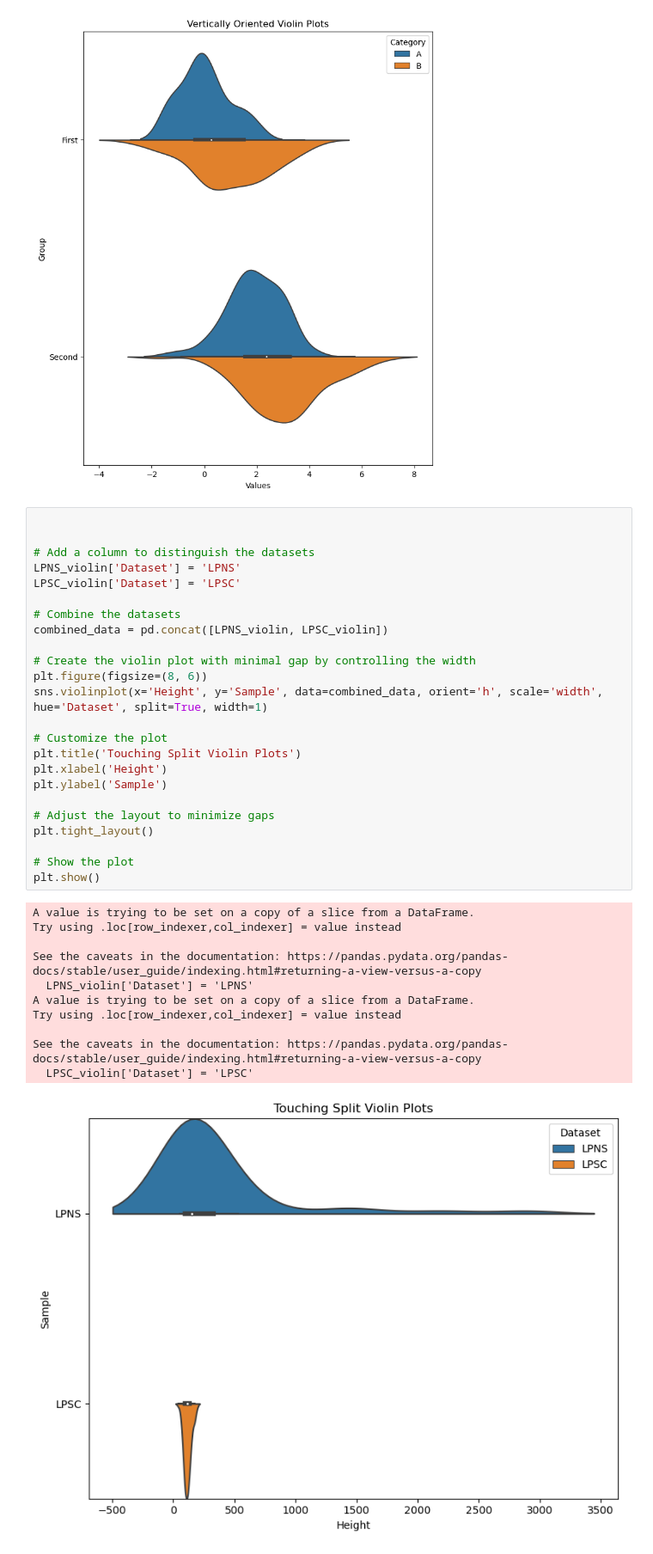
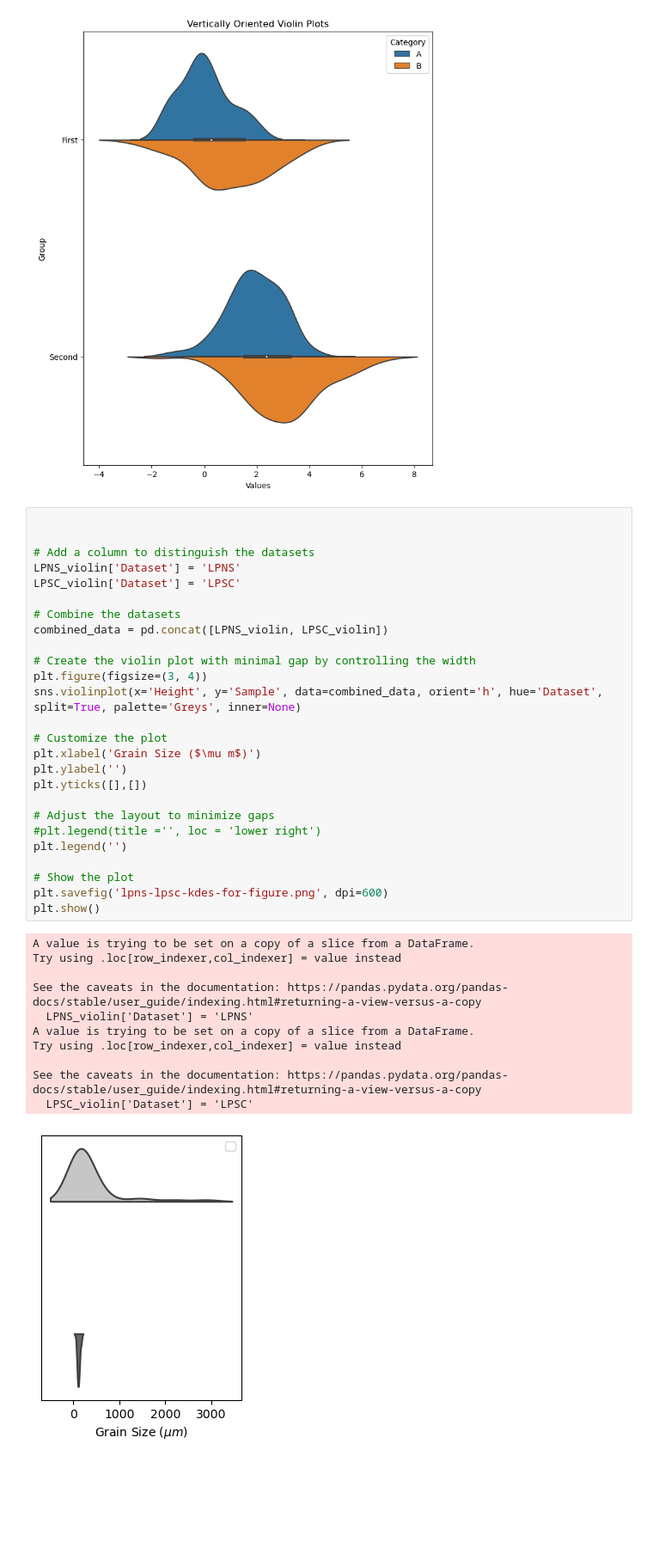
Before and after one commit to ethanoleson/Scallop_code, a Jupyter notebook: grain_size/grain_size.ipynb, the cells around one changed output. Shown at 86% size. Cells and saved outputs as stored; diff of their text form; blank space fills up the shorter version.

Commit message:
schonberg plot made

```diff
--- a/grain_size/grain_size.ipynb
+++ b/grain_size/grain_size.ipynb
@@ -464,36 +464,38 @@ plt.show()
 # %%
 
 
 # Add a column to distinguish the datasets
 LPNS_violin['Dataset'] = 'LPNS'
 LPSC_violin['Dataset'] = 'LPSC'
 
 # Combine the datasets
 combined_data = pd.concat([LPNS_violin, LPSC_violin])
 
 # Create the violin plot with minimal gap by controlling the width
-plt.figure(figsize=(8, 6))
-sns.violinplot(x='Height', y='Sample', data=combined_data, orient='h', scale='width', hue='Dataset', split=True, width=1)
+plt.figure(figsize=(3, 4))
+sns.violinplot(x='Height', y='Sample', data=combined_data, orient='h', hue='Dataset', split=True, palette='Greys', inner=None)
 
 # Customize the plot
-plt.title('Touching Split Violin Plots')
-plt.xlabel('Height')
-plt.ylabel('Sample')
+plt.xlabel('Grain Size ($\mu m$)')
+plt.ylabel('')
+plt.yticks([],[])
 
 # Adjust the layout to minimize gaps
-plt.tight_layout()
+#plt.legend(title ='', loc = 'lower right')
+plt.legend('')
 
 # Show the plot
+plt.savefig('lpns-lpsc-kdes-for-figure.png', dpi=600)
 plt.show()
 # %% [output]
 A value is trying to be set on a copy of a slice from a DataFrame.
 Try using .loc[row_indexer,col_indexer] = value instead
 
 See the caveats in the documentation: https://pandas.pydata.org/pandas-docs/stable/user_guide/indexing.html#returning-a-view-versus-a-copy
   LPNS_violin['Dataset'] = 'LPNS'
 A value is trying to be set on a copy of a slice from a DataFrame.
 Try using .loc[row_indexer,col_indexer] = value instead
 
 See the caveats in the documentation: https://pandas.pydata.org/pandas-docs/stable/user_guide/indexing.html#returning-a-view-versus-a-copy
   LPSC_violin['Dataset'] = 'LPSC'
-[figure, old version]
+[figure, new version]
```
